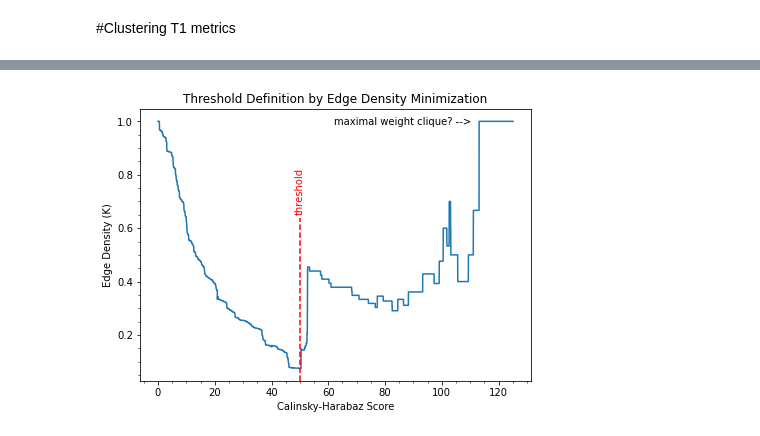
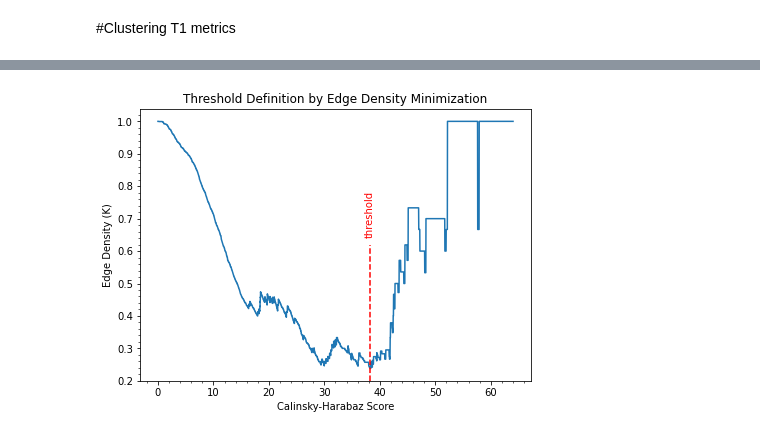
Before and after one commit to FMendezSlc/PREMCAS_COLAB, a Jupyter notebook: Classification_task.ipynb, the cells around one changed output, grey strips where cells are left out. Drawn from its saved outputs; the diff is of its cells as text; code cells hidden in the pictures.

```diff
--- a/Classification_task.ipynb
+++ b/Classification_task.ipynb
@@ -73,0 +20,4 @@ len(tidy_df.columns)
+# %%
+raw_metrics.dropna(how = 'all', inplace = True)
+raw_metrics = raw_metrics.astype({'Class_1' :'int32', 'Class_2':'int32', 'Class_3':'int32'})
+raw_metrics
@@ -108,9 +50,8 @@ tidy_df
 # %%
-#AGAIN, NOT NEEDED
-# Non standarized metrics work better
-std_df = tidy_df.copy()
-wk_slice = std_df.iloc[:,3:].copy()
+# Data standarization
+std_df = raw_metrics.copy()
+wk_slice = raw_metrics.iloc[:,6:].copy()
 wk_slice = (wk_slice - wk_slice.mean()) / wk_slice.std()
-std_df.iloc[:,3:] = wk_slice
+std_df.iloc[:,6:] = wk_slice
 std_df
 # %% [output]
@@ -156,14 +71,14 @@ tidy_df
 # %%
 # Calculate Pairwise Calinsky-Harabaz Score Between All Metrics Pairs
 cols = []
-ch_score = np.empty((59, 59))
+ch_score = np.empty((58, 58))
 col = 0
-for ii in tidy_df.columns[3:]:
+for ii in std_df.columns[6:]:
     cols.append(ii)
     row = 0
-    for jj in tidy_df.columns[3:]:
-        X_ = pd.concat([tidy_df[jj], tidy_df[ii]], axis = 1)
-        ch_score[row, col] = CHS(X_, tidy_df['Class'])
+    for jj in std_df.columns[6:]:
+        X_ = pd.concat([std_df[jj], std_df[ii]], axis = 1)
+        ch_score[row, col] = np.round(CHS(X_, std_df['Class_3']), 2)
         row +=1
     col += 1
 # %%
@@ -193,19 +110,18 @@ for ii in np.arange(0.0, max(CH_df.max()), 0.01):
 # Get the values of the vector
 k = np.array(p_ch)
 chs_vec = np.arange(0.0, max(CH_df.max()), 0.01)
-k_min = np.argmin(k)
+k_min = np.argmin(k[k>0])
 thd = chs_vec[k_min] # threshold value
 # %%
 th_fig = plt.figure(figsize=(7,5))
 ax = th_fig.add_subplot()
 plt.plot(np.arange(0.0, max(CH_df.max()), 0.01), p_ch)
 plt.title('Threshold Definition by Edge Density Minimization')
 plt.xlabel('Calinsky-Harabaz Score')
 plt.ylabel('Edge Density (K)')
-plt.axvline(50, 0, .6, color = 'r', linestyle = '--')
+plt.axvline(thd, 0, .5, color = 'r', linestyle = '--')
 plt.annotate('threshold', xy = (chs_vec[k_min], .6), xytext = (-5, 15), textcoords = 'offset points', color = 'r', rotation = 90)
-plt.annotate('maximal weight clique? -->', xy = (115, 1), xytext = (-150, -3), textcoords = 'offset points', color = 'k')
 plt.minorticks_on()
 # %% [output]
-[figure, old version]
+[figure, new version]
 # %%
```
Also changed, not shown: parts of 45 cells of this notebook.
